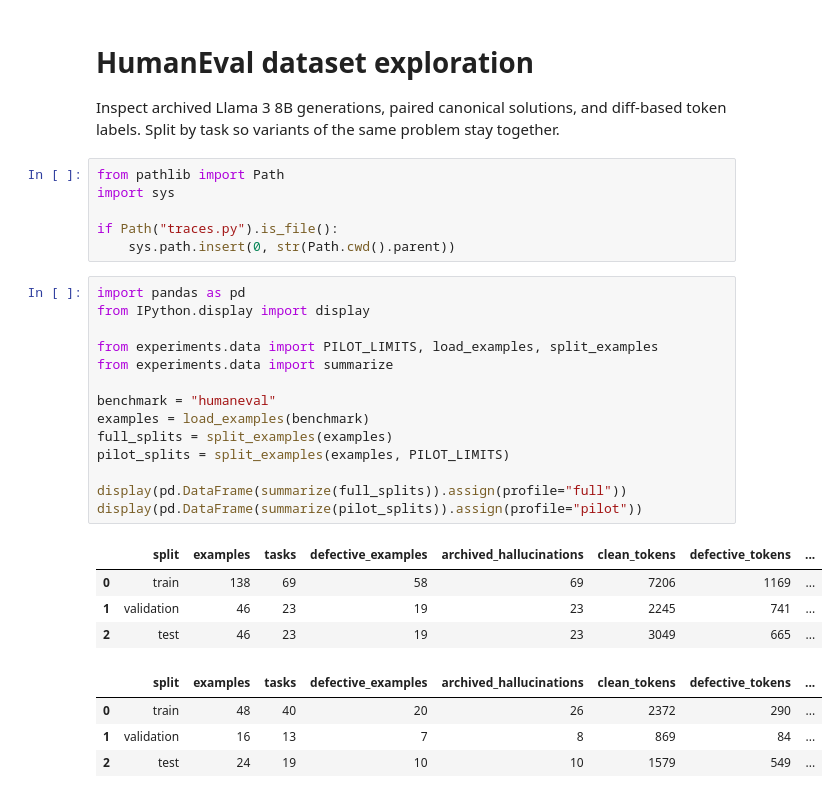
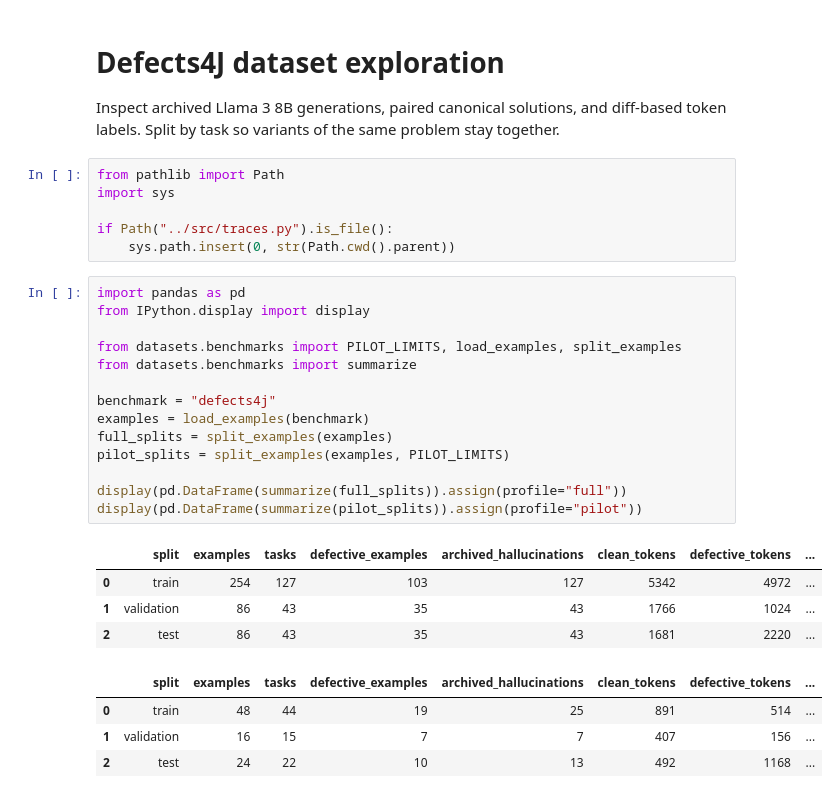
Before and after one commit to LowIQCoder/ugar, a Jupyter notebook: datasets/data_defects4j.ipynb, the cells around one changed output. Cells and saved outputs as stored; diff of their text form.

```diff
--- a/experiments/data_humaneval.ipynb
+++ b/datasets/data_defects4j.ipynb
@@ -1,5 +1,5 @@
 # %% [markdown]
-# HumanEval dataset exploration
+# Defects4J dataset exploration
 
 Inspect archived Llama 3 8B generations, paired canonical solutions, and diff-based token labels.
 Split by task so variants of the same problem stay together.
@@ -7,31 +7,31 @@ Split by task so variants of the same problem stay together.
 from pathlib import Path
 import sys
 
-if Path("traces.py").is_file():
+if Path("../src/traces.py").is_file():
     sys.path.insert(0, str(Path.cwd().parent))
 # %%
 import pandas as pd
 from IPython.display import display
 
-from experiments.data import PILOT_LIMITS, load_examples, split_examples
-from experiments.data import summarize
+from datasets.benchmarks import PILOT_LIMITS, load_examples, split_examples
+from datasets.benchmarks import summarize
 
-benchmark = "humaneval"
+benchmark = "defects4j"
 examples = load_examples(benchmark)
 full_splits = split_examples(examples)
 pilot_splits = split_examples(examples, PILOT_LIMITS)
 
 display(pd.DataFrame(summarize(full_splits)).assign(profile="full"))
 display(pd.DataFrame(summarize(pilot_splits)).assign(profile="pilot"))
 # %% [output]
 |  | split | examples | tasks | defective_examples | archived_hallucinations | clean_tokens | defective_tokens | ... |
-| 0 | train | 138 | 69 | 58 | 69 | 7206 | 1169 | ... |
-| 1 | validation | 46 | 23 | 19 | 23 | 2245 | 741 | ... |
-| 2 | test | 46 | 23 | 19 | 23 | 3049 | 665 | ... |
+| 0 | train | 254 | 127 | 103 | 127 | 5342 | 4972 | ... |
+| 1 | validation | 86 | 43 | 35 | 43 | 1766 | 1024 | ... |
+| 2 | test | 86 | 43 | 35 | 43 | 1681 | 2220 | ... |
 |  | split | examples | tasks | defective_examples | archived_hallucinations | clean_tokens | defective_tokens | ... |
-| 0 | train | 48 | 40 | 20 | 26 | 2372 | 290 | ... |
-| 1 | validation | 16 | 13 | 7 | 8 | 869 | 84 | ... |
-| 2 | test | 24 | 19 | 10 | 10 | 1579 | 549 | ... |
+| 0 | train | 48 | 44 | 19 | 25 | 891 | 514 | ... |
+| 1 | validation | 16 | 15 | 7 | 7 | 407 | 156 | ... |
+| 2 | test | 24 | 22 | 10 | 13 | 492 | 1168 | ... |
 # %%
 for label in (0, 1):
     example = next(row for row in full_splits["train"] if row.defect == label)
```
Also changed, not shown: parts of 1 cell of this notebook, 27 other files.
